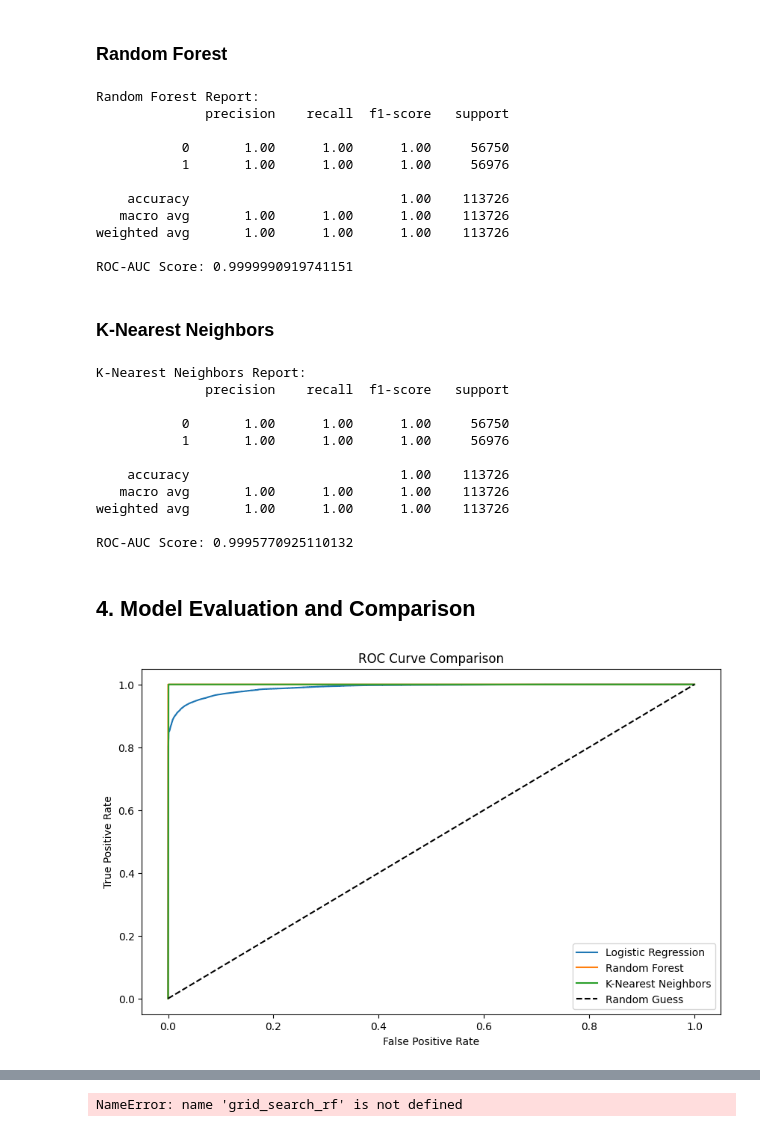
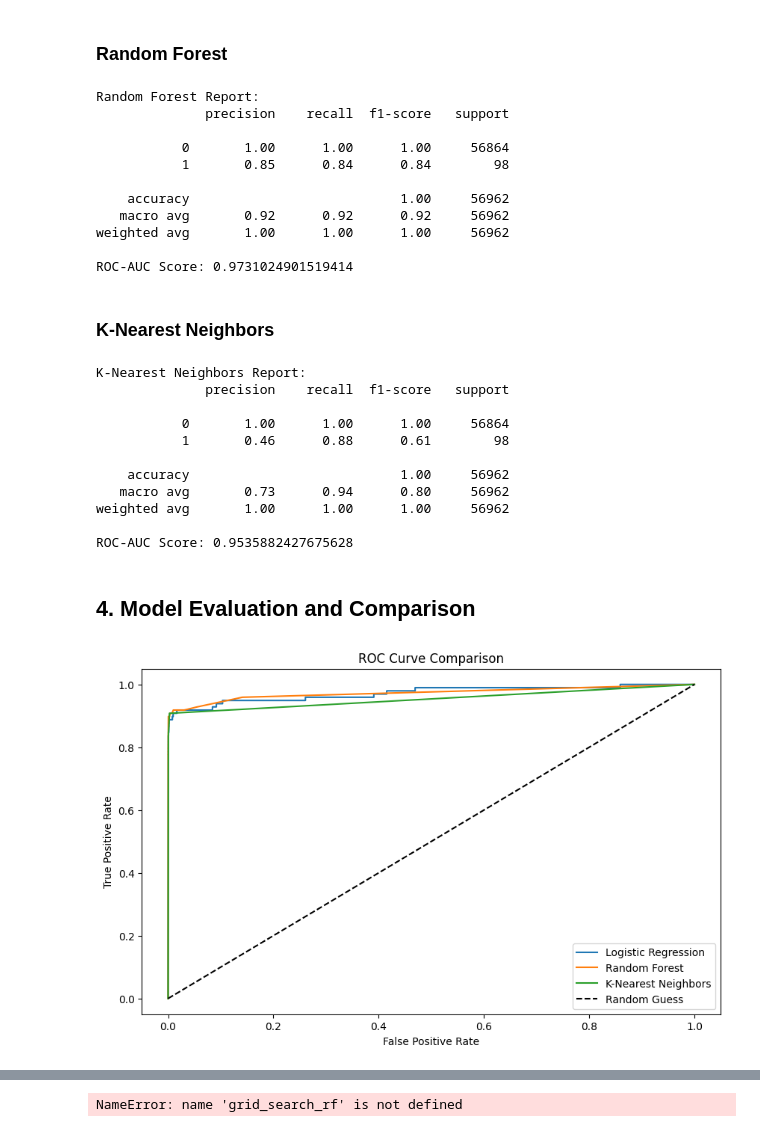
Before and after one commit to Adri-dou/MachineLearning-CreditCardFraud, a Jupyter notebook: cc-fraud-detection.ipynb, the cells around one changed output, grey strips where cells are left out. Saved outputs shown, nothing was run; the diff lists cells and outputs as text; code cells hidden in the pictures.

```diff
--- a/cc-fraud-detection.ipynb
+++ b/cc-fraud-detection.ipynb
@@ -215,0 +230,27 @@ ROC-AUC Score: 0.9896045105010596
+# %%
+
+# Logistic Regression with resampled data
+log_model_resampled = LogisticRegression(class_weight=None, max_iter=1000, random_state=42)
+log_model_resampled.fit(X_train_resampled, y_train_resampled)
+
+# Predictions on the original test set
+y_pred_resampled = log_model_resampled.predict(X_test)
+y_pred_proba_resampled = log_model_resampled.predict_proba(X_test)[:, 1]
+
+print("Logistic Regression (Resampled Data)")
+print(classification_report(y_test, y_pred_resampled))
+print("AUC-ROC Score:", roc_auc_score(y_test, y_pred_proba_resampled))
+
+print("\n\n")
+
+# Logistic Regression with original imbalanced data
+log_model_balanced = LogisticRegression(class_weight='balanced', max_iter=1000, random_state=42)
+log_model_balanced.fit(X_train, y_train)
+
+# Predictions
+y_pred_balanced = log_model_balanced.predict(X_test)
+y_pred_proba_balanced = log_model_balanced.predict_proba(X_test)[:, 1]
+
+print("Logistic Regression (Original Data, Class-Weighted)")
+print(classification_report(y_test, y_pred_balanced))
+print("AUC-ROC Score:", roc_auc_score(y_test, y_pred_proba_balanced))
@@ -216,9 +275,11 @@ ROC-AUC Score: 0.9896045105010596
 # %% [markdown]
 ### Random Forest
 # %%
-# Random Forest
-rf = RandomForestClassifier(n_estimators=100, random_state=42)
-rf.fit(X_train, y_train)
+
+rf = RandomForestClassifier(n_estimators=100, class_weight='balanced', random_state=42)
+rf.fit(X_train_resampled, y_train_resampled)
+
+# Predistions
 y_pred_rf = rf.predict(X_test)
 y_prob_rf = rf.predict_proba(X_test)[:, 1]
 
@@ -229,20 +290,21 @@ print("ROC-AUC Score:", roc_auc_score(y_test, y_prob_rf))
 Random Forest Report:
               precision    recall  f1-score   support
 
-           0       1.00      1.00      1.00     56750
-           1       1.00      1.00      1.00     56976
+           0       1.00      1.00      1.00     56864
+           1       0.85      0.84      0.84        98
 
-    accuracy                           1.00    113726
-   macro avg       1.00      1.00      1.00    113726
-weighted avg       1.00      1.00      1.00    113726
+    accuracy                           1.00     56962
+   macro avg       0.92      0.92      0.92     56962
+weighted avg       1.00      1.00      1.00     56962
 
-ROC-AUC Score: 0.9999990919741151
+ROC-AUC Score: 0.9731024901519414
 # %% [markdown]
 ### K-Nearest Neighbors
 # %%
-# K-Nearest Neighbors
 knn = KNeighborsClassifier(n_neighbors=5)
-knn.fit(X_train, y_train)
+knn.fit(X_train_resampled, y_train_resampled)
+
+# Predictions
 y_pred_knn = knn.predict(X_test)
 y_prob_knn = knn.predict_proba(X_test)[:, 1]
 
@@ -253,34 +315,34 @@ print("ROC-AUC Score:", roc_auc_score(y_test, y_prob_knn))
 K-Nearest Neighbors Report:
               precision    recall  f1-score   support
 
-           0       1.00      1.00      1.00     56750
-           1       1.00      1.00      1.00     56976
+           0       1.00      1.00      1.00     56864
+           1       0.46      0.88      0.61        98
 
-    accuracy                           1.00    113726
-   macro avg       1.00      1.00      1.00    113726
-weighted avg       1.00      1.00      1.00    113726
+    accuracy                           1.00     56962
+   macro avg       0.73      0.94      0.80     56962
+weighted avg       1.00      1.00      1.00     56962
 
-ROC-AUC Score: 0.9995770925110132
+ROC-AUC Score: 0.9535882427675628
 # %% [markdown]
 ## 4. Model Evaluation and Comparison
 # %%
 # Plot ROC Curves
-fpr_lr, tpr_lr, _ = roc_curve(y_test, y_prob_lr)
+fpr_lr, tpr_lr, _ = roc_curve(y_test, y_pred_proba_resampled)
 fpr_rf, tpr_rf, _ = roc_curve(y_test, y_prob_rf)
 fpr_knn, tpr_knn, _ = roc_curve(y_test, y_prob_knn)
 
 plt.figure(figsize=(10, 6))
 plt.plot(fpr_lr, tpr_lr, label='Logistic Regression')
 plt.plot(fpr_rf, tpr_rf, label='Random Forest')
 plt.plot(fpr_knn, tpr_knn, label='K-Nearest Neighbors')
 plt.plot([0, 1], [0, 1], 'k--', label='Random Guess')
 plt.title('ROC Curve Comparison')
 plt.xlabel('False Positive Rate')
 plt.ylabel('True Positive Rate')
 plt.legend()
 plt.show()
 # %% [output]
-[figure, old version]
+[figure, new version]
 # %%
 from sklearn.ensemble import RandomForestClassifier
 from sklearn.model_selection import GridSearchCV
```
Also changed, not shown: parts of 16 cells of this notebook.
